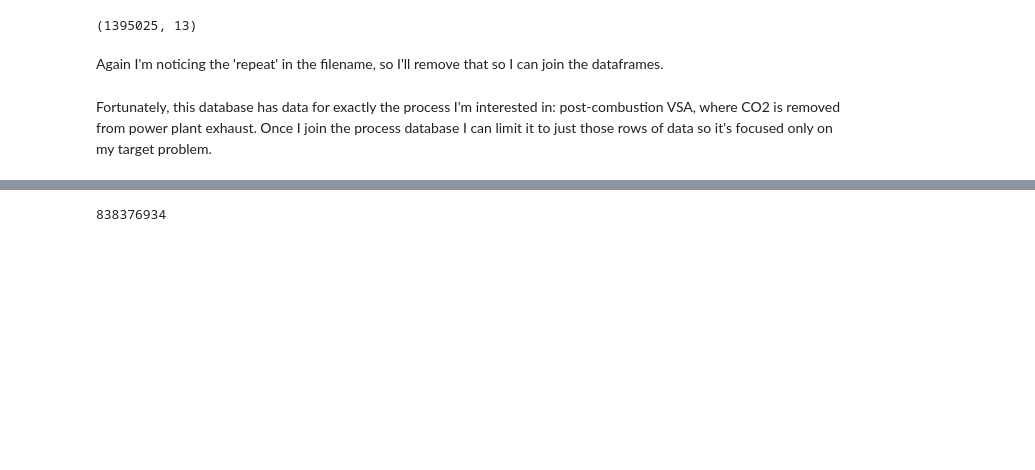
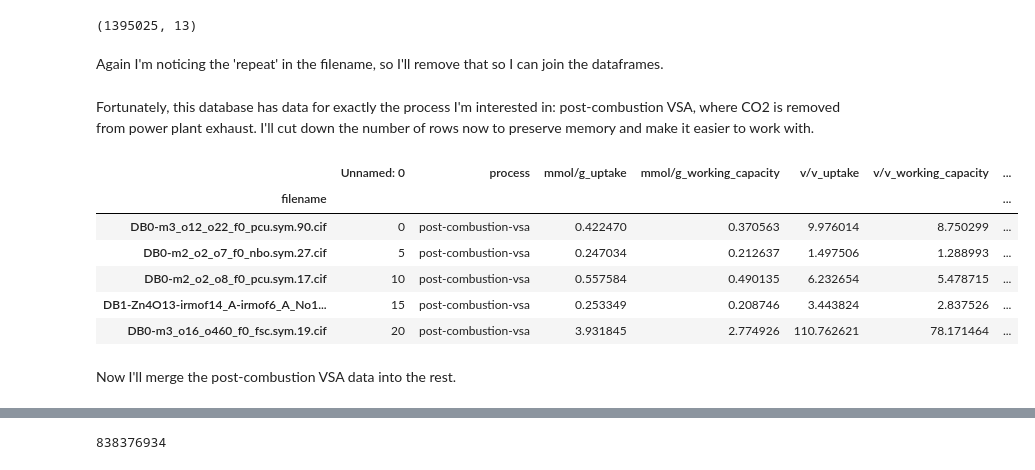
Before and after one commit to zjbrown0689/MOF-Capstone, a Jupyter notebook: notebooks/1_data_wrangling_ARC_mof.ipynb, the cells around one changed output, grey strips where cells are left out. Saved outputs shown, nothing was run; the diff lists cells and outputs as text; code cells hidden in the pictures; blank space fills up the shorter version.

```diff
--- a/notebooks/1_data_wrangling_ARC_mof.ipynb
+++ b/notebooks/1_data_wrangling_ARC_mof.ipynb
@@ -264,4 +277,4 @@ process['filename'] = process['filename'].str.replace('_repeat', '.cif')
 # %%
 process.set_index('filename', inplace=True)
 # %% [markdown]
-Fortunately, this database has data for exactly the process I'm interested in: post-combustion VSA, where CO2 is removed from power plant exhaust. Once I join the process database I can limit it to just those rows of data so it's focused only on my target problem.
+Fortunately, this database has data for exactly the process I'm interested in: post-combustion VSA, where CO2 is removed from power plant exhaust. I'll cut down the number of rows now to preserve memory and make it easier to work with.
@@ -268 +283,13 @@ Fortunately, this database has data for exactly the process I'm interested in: p
+# %%
+pcv.head()
+# %% [output]
+|  | Unnamed: 0 | process | mmol/g_uptake | mmol/g_working_capacity | v/v_uptake | v/v_working_capacity | ... |
+| filename |  |  |  |  |  |  | ... |
+| DB0-m3_o12_o22_f0_pcu.sym.90.cif | 0 | post-combustion-vsa | 0.422470 | 0.370563 | 9.976014 | 8.750299 | ... |
+| DB0-m2_o2_o7_f0_nbo.sym.27.cif | 5 | post-combustion-vsa | 0.247034 | 0.212637 | 1.497506 | 1.288993 | ... |
+| DB0-m2_o2_o8_f0_pcu.sym.17.cif | 10 | post-combustion-vsa | 0.557584 | 0.490135 | 6.232654 | 5.478715 | ... |
+| DB1-Zn4O13-irmof14_A-irmof6_A_No1... | 15 | post-combustion-vsa | 0.253349 | 0.208746 | 3.443824 | 2.837526 | ... |
+| DB0-m3_o16_o460_f0_fsc.sym.19.cif | 20 | post-combustion-vsa | 3.931845 | 2.774926 | 110.762621 | 78.171464 | ... |
+# %% [markdown]
+Now I'll merge the post-combustion VSA data into the rest.
 # %%
```
Also changed, not shown: parts of 24 cells of this notebook, 1 other file.
